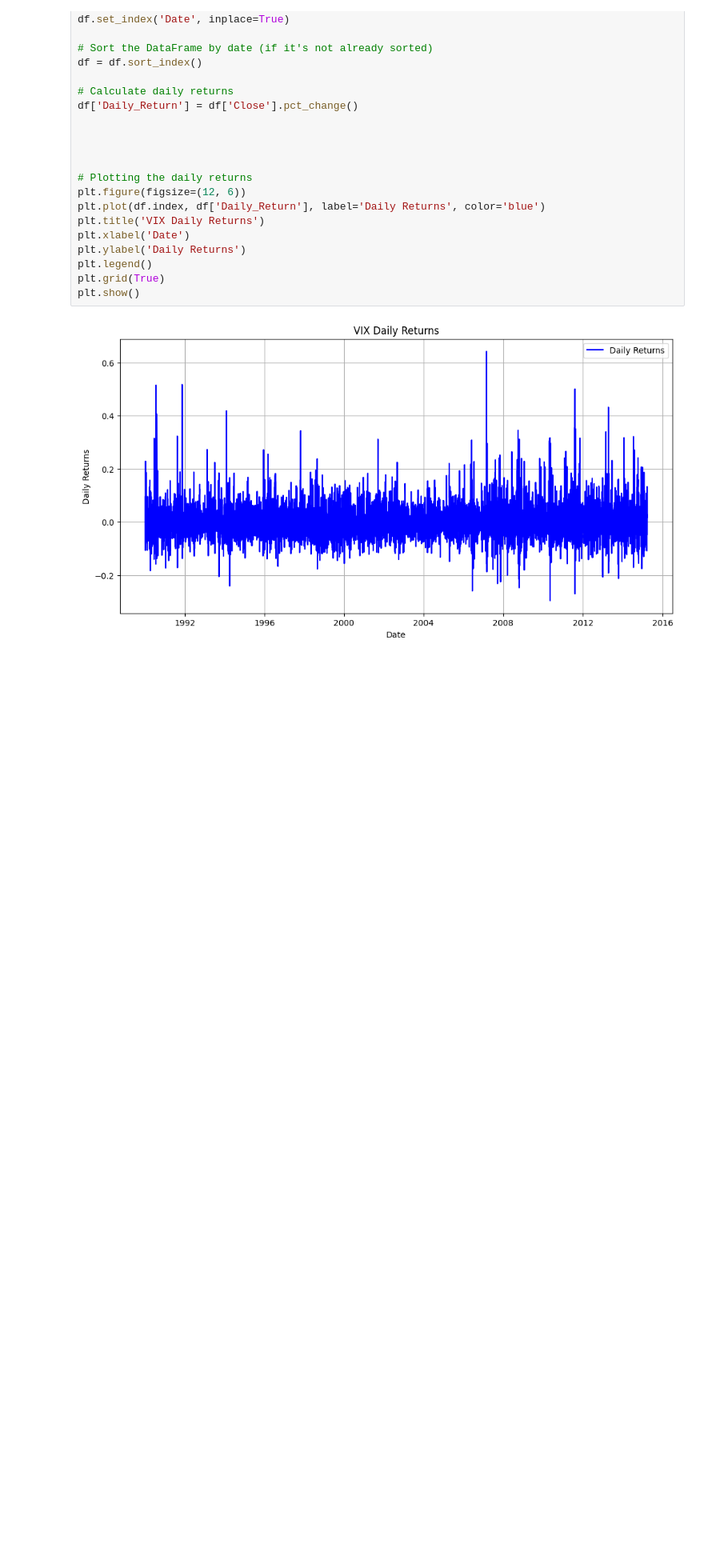
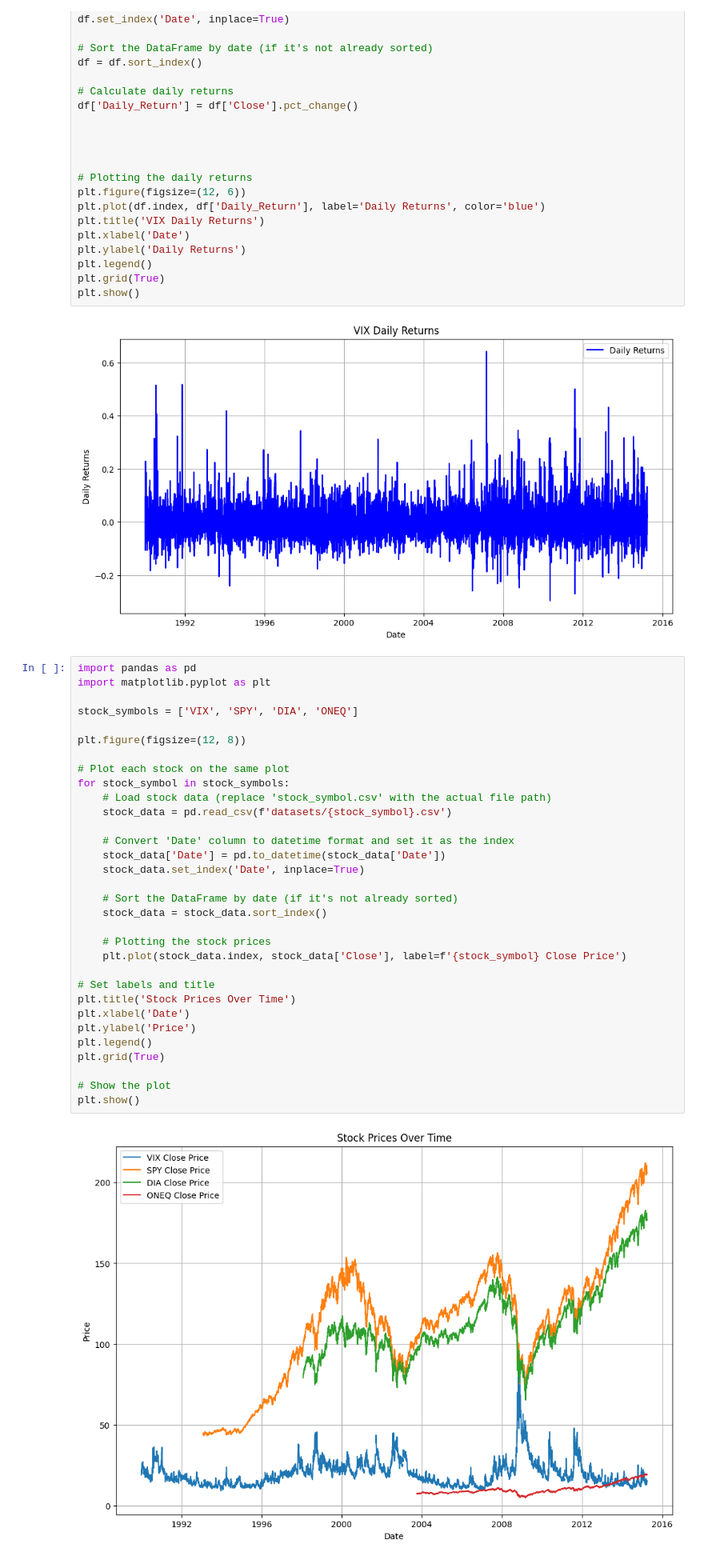
Before and after one commit to compascafe/Econometrics_DataModeling, a Jupyter notebook: DataModeling.ipynb, the cells around one changed output. Shown at 80% size. Cells and saved outputs as stored; diff of their text form; blank space fills up the shorter version.

```diff
--- a/DataModeling.ipynb
+++ b/DataModeling.ipynb
@@ -36,3 +36,37 @@ plt.grid(True)
 plt.show()
 # %% [output]
 [figure]
+# %%
+import pandas as pd
+import matplotlib.pyplot as plt
+
+stock_symbols = ['VIX', 'SPY', 'DIA', 'ONEQ']
+
+plt.figure(figsize=(12, 8))
+
+# Plot each stock on the same plot
+for stock_symbol in stock_symbols:
+    # Load stock data (replace 'stock_symbol.csv' with the actual file path)
+    stock_data = pd.read_csv(f'datasets/{stock_symbol}.csv')
+
+    # Convert 'Date' column to datetime format and set it as the index
+    stock_data['Date'] = pd.to_datetime(stock_data['Date'])
+    stock_data.set_index('Date', inplace=True)
+
+    # Sort the DataFrame by date (if it's not already sorted)
+    stock_data = stock_data.sort_index()
+
+    # Plotting the stock prices
+    plt.plot(stock_data.index, stock_data['Close'], label=f'{stock_symbol} Close Price')
+
+# Set labels and title
+plt.title('Stock Prices Over Time')
+plt.xlabel('Date')
+plt.ylabel('Price')
+plt.legend()
+plt.grid(True)
+
+# Show the plot
+plt.show()
+# %% [output]
+[figure, added]
```
Also changed, not shown: parts of 1 cell of this notebook.
